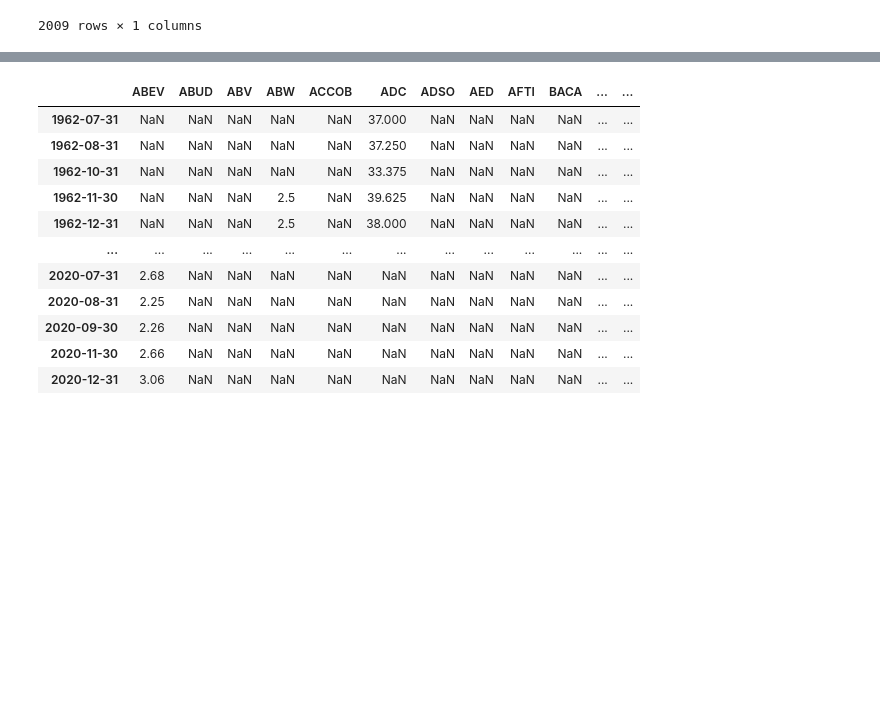
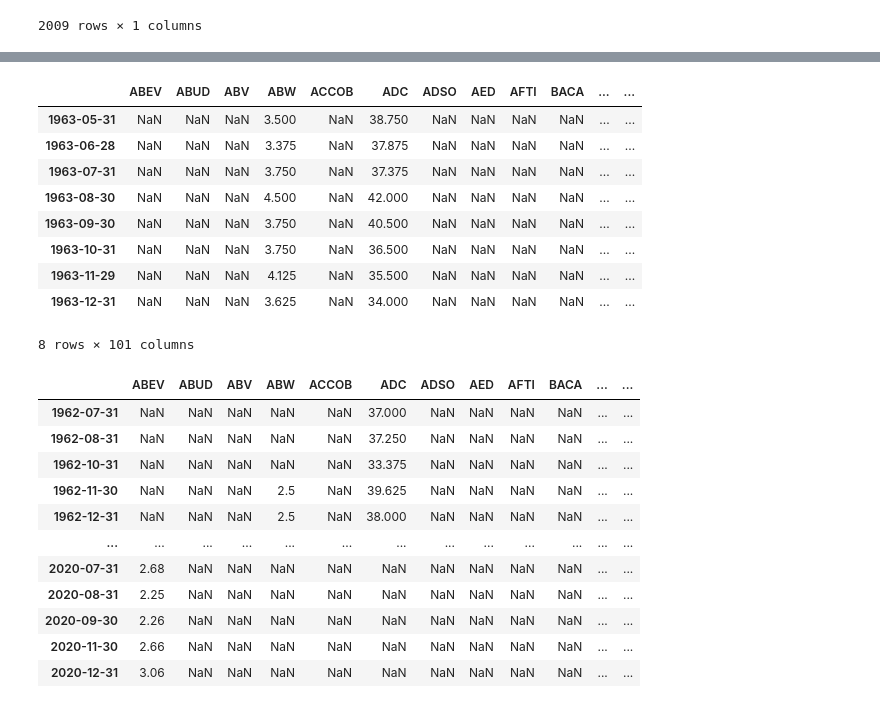
Before and after one commit to statistactics/sin-stocks, a Jupyter notebook: Merging.ipynb, the cells around one changed output, grey strips where cells are left out. Cells and saved outputs as stored; diff of their text form; code cells hidden in the pictures; blank space fills up the shorter version.

```diff
--- a/Merging.ipynb
+++ b/Merging.ipynb
@@ -240,3 +227,16 @@ nber_df
+# %%
+stonks_fama["1963-05-31": "1964-01-01"]
+# %% [output]
+|  | ABEV | ABUD | ABV | ABW | ACCOB | ADC | ADSO | AED | AFTI | BACA | ... | ... |
+| 1963-05-31 | NaN | NaN | NaN | 3.500 | NaN | 38.750 | NaN | NaN | NaN | NaN | ... | ... |
+| 1963-06-28 | NaN | NaN | NaN | 3.375 | NaN | 37.875 | NaN | NaN | NaN | NaN | ... | ... |
+| 1963-07-31 | NaN | NaN | NaN | 3.750 | NaN | 37.375 | NaN | NaN | NaN | NaN | ... | ... |
+| 1963-08-30 | NaN | NaN | NaN | 4.500 | NaN | 42.000 | NaN | NaN | NaN | NaN | ... | ... |
+| 1963-09-30 | NaN | NaN | NaN | 3.750 | NaN | 40.500 | NaN | NaN | NaN | NaN | ... | ... |
+| 1963-10-31 | NaN | NaN | NaN | 3.750 | NaN | 36.500 | NaN | NaN | NaN | NaN | ... | ... |
+| 1963-11-29 | NaN | NaN | NaN | 4.125 | NaN | 35.500 | NaN | NaN | NaN | NaN | ... | ... |
+| 1963-12-31 | NaN | NaN | NaN | 3.625 | NaN | 34.000 | NaN | NaN | NaN | NaN | ... | ... |
+8 rows × 101 columns
 # %%
 final_merged = pd.concat([stonks_fama, nber_df], axis = 1, join = "inner")
 
```
Also changed, not shown: parts of 6 cells of this notebook, 1 other file.
